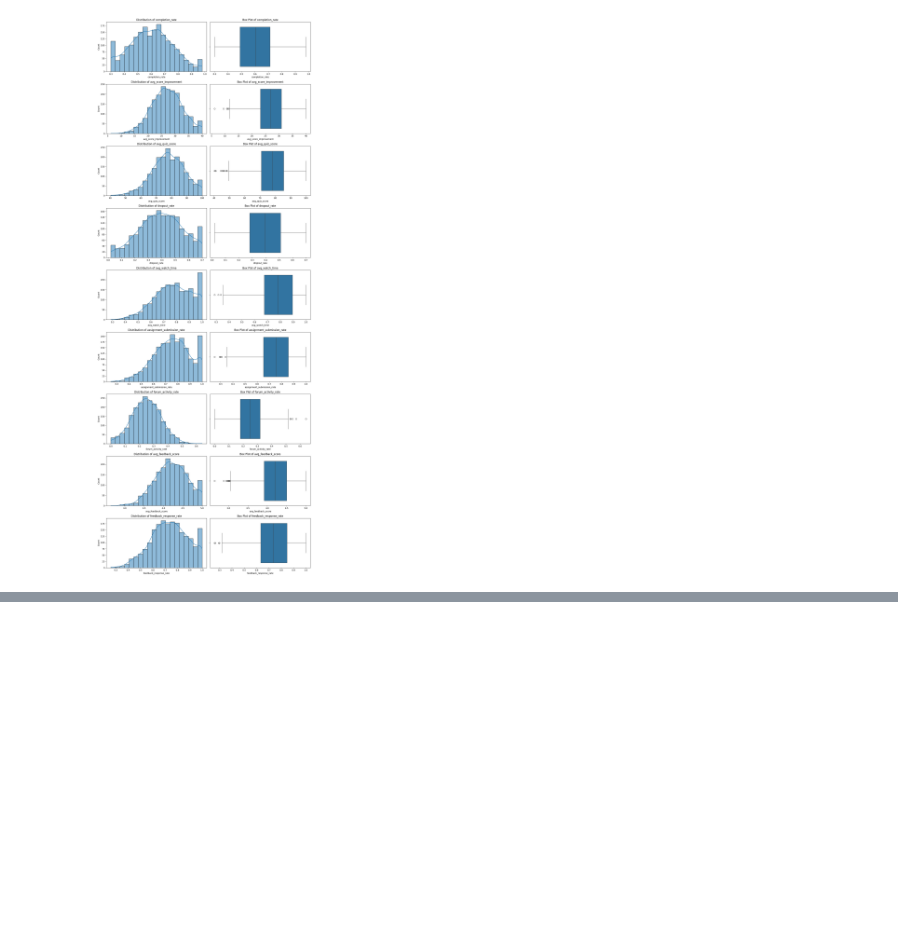
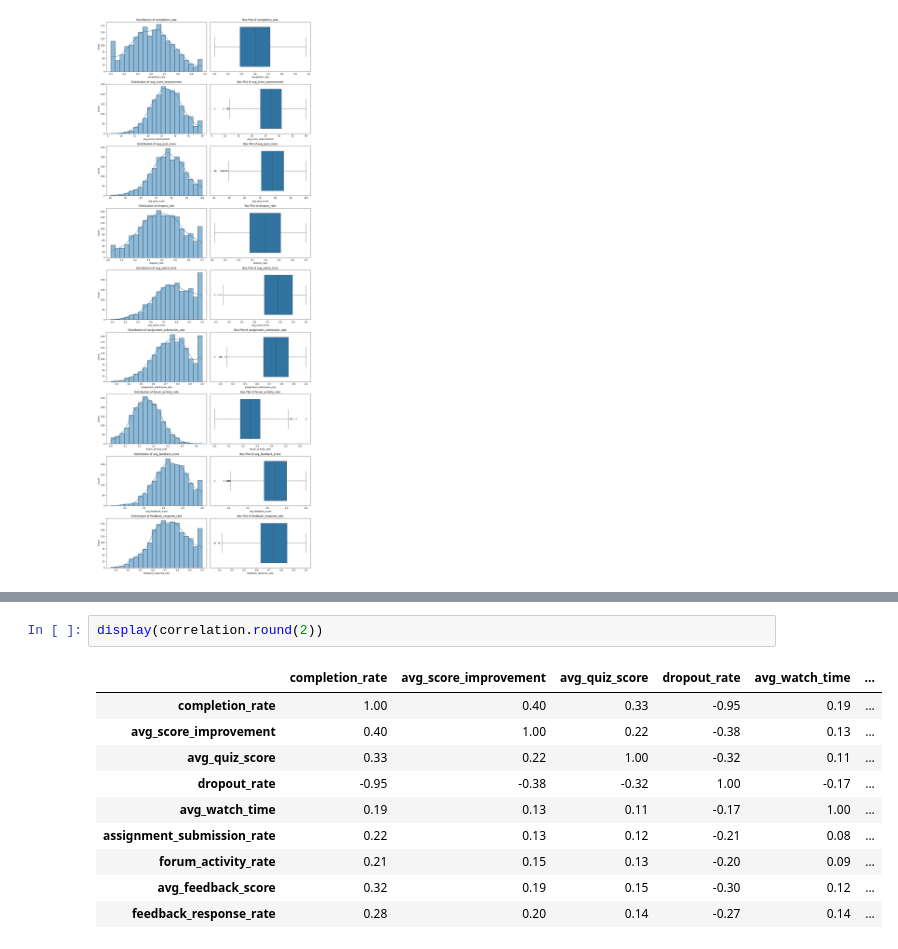
Before and after one commit to AJ0043/Instructor-Effectiveness-Modeling-EdTech-Context-, a Jupyter notebook: Untitled20.ipynb, the cells around one changed output, grey strips where cells are left out. Drawn from its saved outputs; the diff is of its cells as text; blank space fills up the shorter version.

```diff
--- a/Untitled20.ipynb
+++ b/Untitled20.ipynb
@@ -635,0 +752,13 @@ plt.show()
+# %%
+display(correlation.round(2))
+# %% [output]
+|  | completion_rate | avg_score_improvement | avg_quiz_score | dropout_rate | avg_watch_time | ... |
+| completion_rate | 1.00 | 0.40 | 0.33 | -0.95 | 0.19 | ... |
+| avg_score_improvement | 0.40 | 1.00 | 0.22 | -0.38 | 0.13 | ... |
+| avg_quiz_score | 0.33 | 0.22 | 1.00 | -0.32 | 0.11 | ... |
+| dropout_rate | -0.95 | -0.38 | -0.32 | 1.00 | -0.17 | ... |
+| avg_watch_time | 0.19 | 0.13 | 0.11 | -0.17 | 1.00 | ... |
+| assignment_submission_rate | 0.22 | 0.13 | 0.12 | -0.21 | 0.08 | ... |
+| forum_activity_rate | 0.21 | 0.15 | 0.13 | -0.20 | 0.09 | ... |
+| avg_feedback_score | 0.32 | 0.19 | 0.15 | -0.30 | 0.12 | ... |
+| feedback_response_rate | 0.28 | 0.20 | 0.14 | -0.27 | 0.14 | ... |
```
Also changed, not shown: parts of 9 cells of this notebook.
